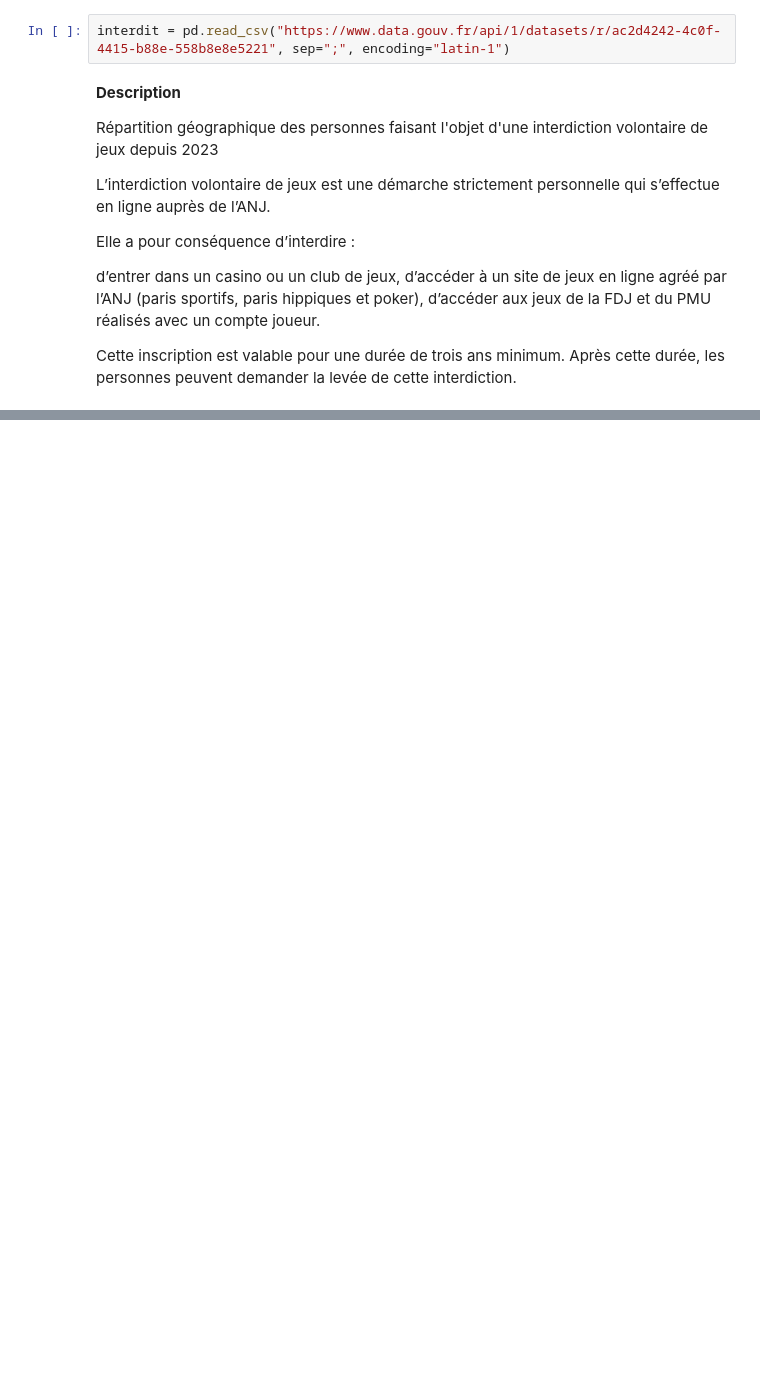
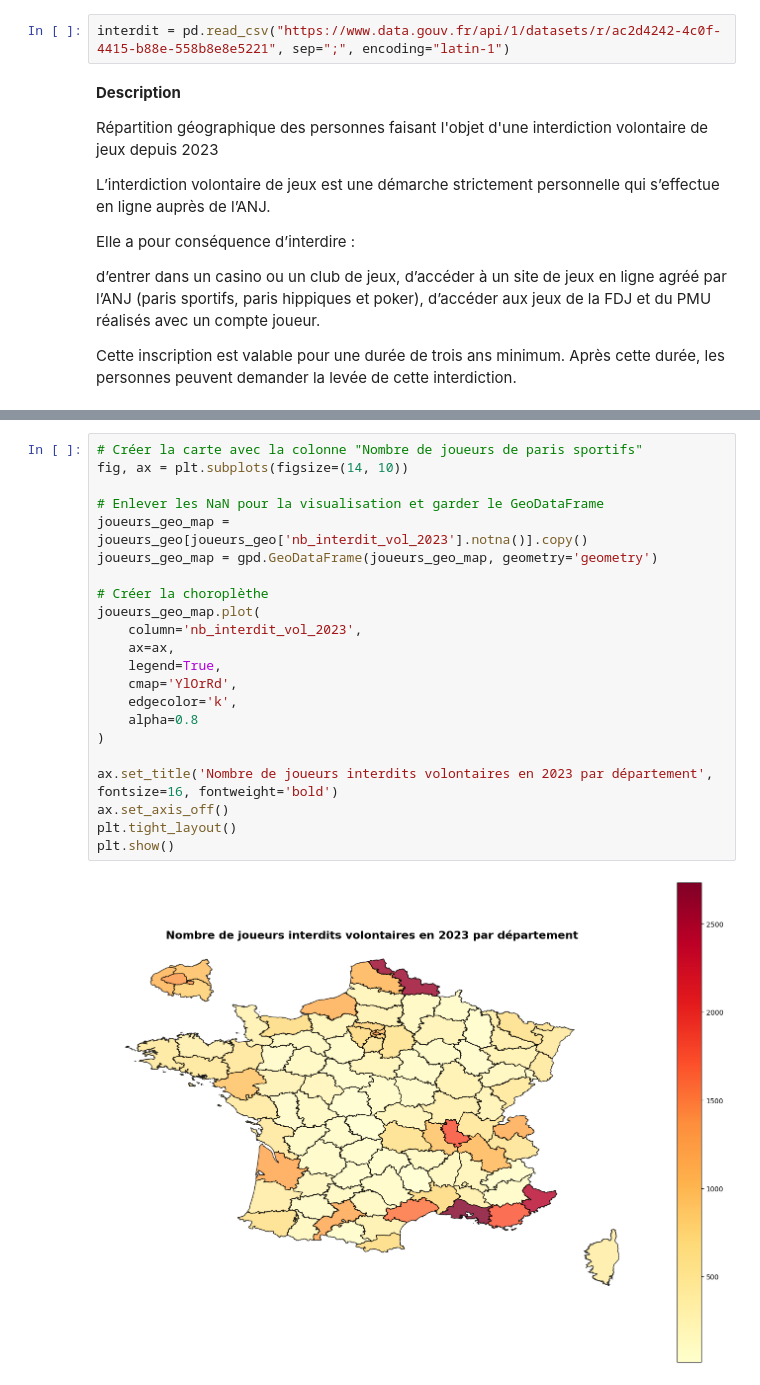
Before and after one commit to Juleslapeuf/ANJ_project, a Jupyter notebook: ANJ_Data.ipynb, the cells around one changed output, grey strips where cells are left out. Drawn from its saved outputs; the diff is of its cells as text; blank space fills up the shorter version.

```diff
--- a/ANJ_Data.ipynb
+++ b/ANJ_Data.ipynb
@@ -51,0 +224,24 @@ interdit.head()
+# %%
+# Créer la carte avec la colonne "Nombre de joueurs de paris sportifs"
+fig, ax = plt.subplots(figsize=(14, 10))
+
+# Enlever les NaN pour la visualisation et garder le GeoDataFrame
+joueurs_geo_map = joueurs_geo[joueurs_geo['nb_interdit_vol_2023'].notna()].copy()
+joueurs_geo_map = gpd.GeoDataFrame(joueurs_geo_map, geometry='geometry')
+
+# Créer la choroplèthe
+joueurs_geo_map.plot(
+    column='nb_interdit_vol_2023',
+    ax=ax,
+    legend=True,
+    cmap='YlOrRd',
+    edgecolor='k',
+    alpha=0.8
+)
+
+ax.set_title('Nombre de joueurs interdits volontaires en 2023 par département', fontsize=16, fontweight='bold')
+ax.set_axis_off()
+plt.tight_layout()
+plt.show()
+# %% [output]
+[figure, added]
```
Also changed, not shown: parts of 27 cells of this notebook.
